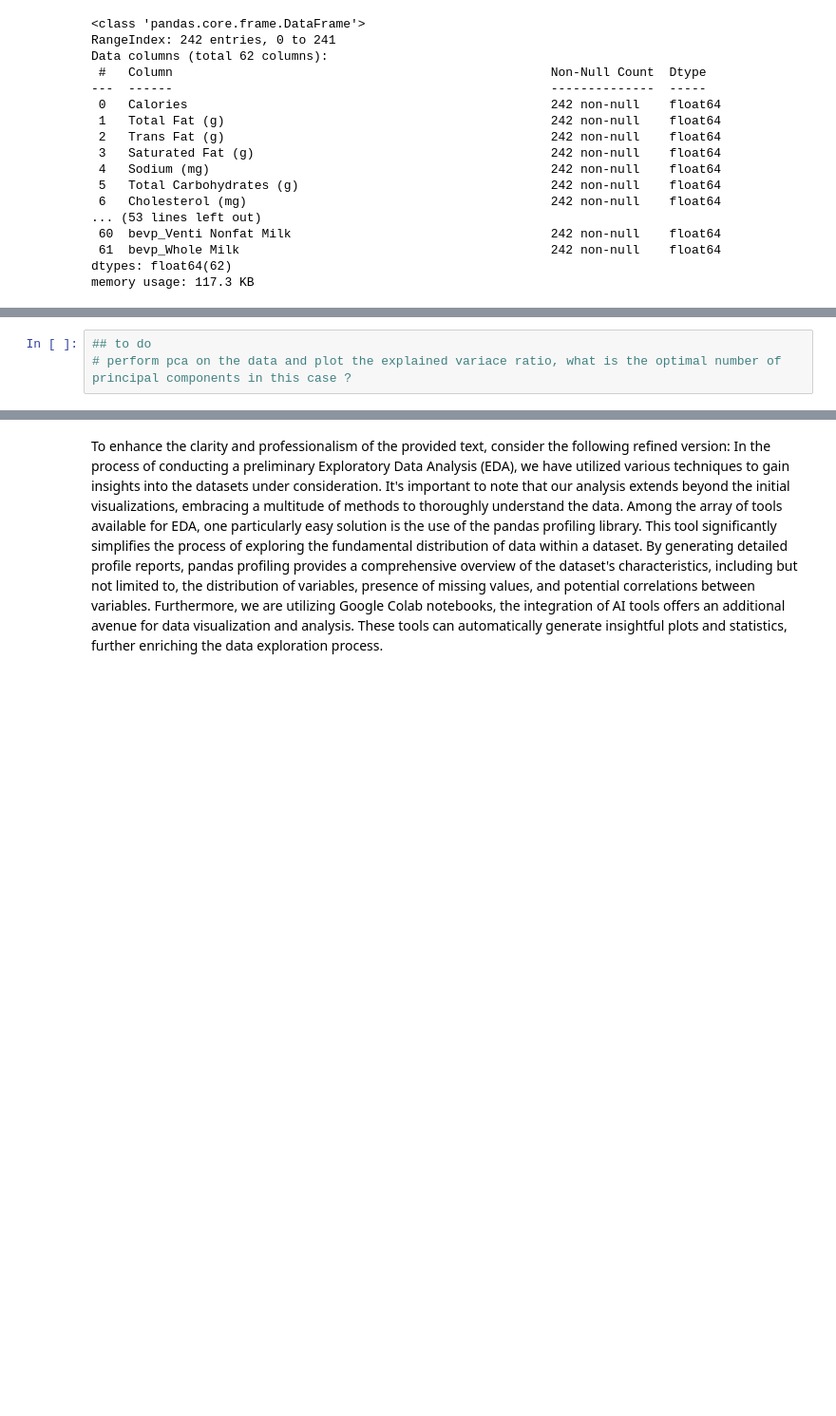
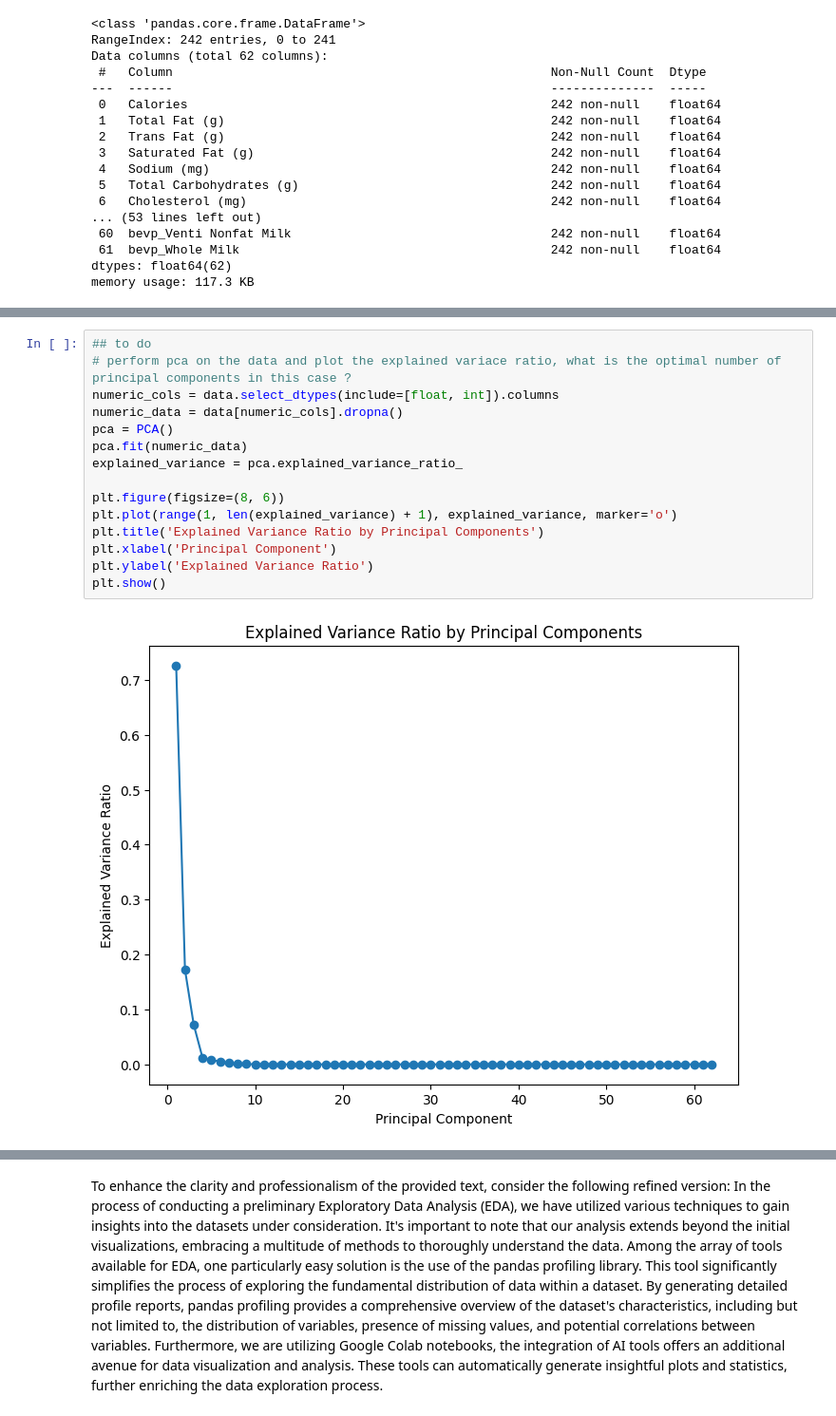
Before and after one commit to AshishT-123/FMML-projects-and-labs, a Jupyter notebook: AIML_III_Module_2_project_2024.ipynb, the cells around one changed output, grey strips where cells are left out. Shown at 95% size. Drawn from its saved outputs; the diff is of its cells as text; blank space fills up the shorter version.

```diff
--- a/AIML_III_Module_2_project_2024.ipynb
+++ b/AIML_III_Module_2_project_2024.ipynb
@@ -357,3 +398,17 @@ memory usage: 117.3 KB
 # %%
 ## to do
 # perform pca on the data and plot the explained variace ratio, what is the optimal number of principal components in this case ?
+numeric_cols = data.select_dtypes(include=[float, int]).columns
+numeric_data = data[numeric_cols].dropna()
+pca = PCA()
+pca.fit(numeric_data)
+explained_variance = pca.explained_variance_ratio_
+
+plt.figure(figsize=(8, 6))
+plt.plot(range(1, len(explained_variance) + 1), explained_variance, marker='o')
+plt.title('Explained Variance Ratio by Principal Components')
+plt.xlabel('Principal Component')
+plt.ylabel('Explained Variance Ratio')
+plt.show()
+# %% [output]
+[figure, added]
```
Also changed, not shown: parts of 18 cells of this notebook.
